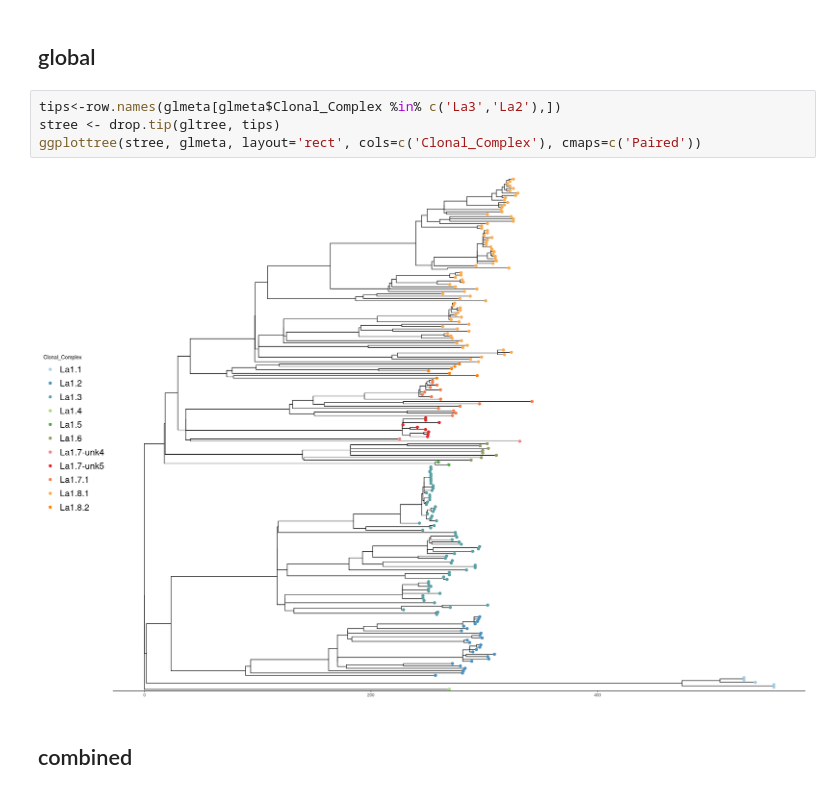
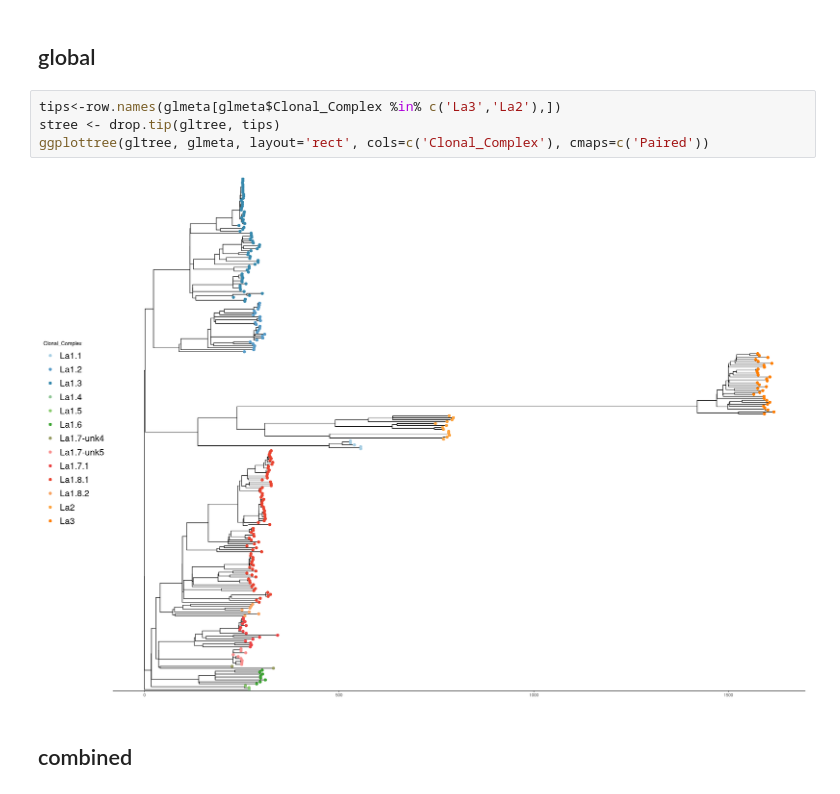
Before and after one commit to dmnfarrell/snipgenie, a Jupyter notebook: notebooks/lineages_tree.ipynb, the cells around one changed output. Cells and saved outputs as stored; diff of their text form.

```diff
--- a/notebooks/lineages_tree.ipynb
+++ b/notebooks/lineages_tree.ipynb
@@ -31,9 +31,9 @@ combtree <- read.tree('/storage/btbgenie/combined_results/tree.newick')
 # %%
 tips<-row.names(glmeta[glmeta$Clonal_Complex %in% c('La3','La2'),])
 stree <- drop.tip(gltree, tips)
-ggplottree(stree, glmeta, layout='rect', cols=c('Clonal_Complex'), cmaps=c('Paired'))
+ggplottree(gltree, glmeta, layout='rect', cols=c('Clonal_Complex'), cmaps=c('Paired'))
 # %% [output]
-[figure, old version]
+[figure, new version]
 # %% [markdown]
 ## combined
 # %%
```
Also changed, not shown: parts of 3 cells of this notebook, 8 other files.
